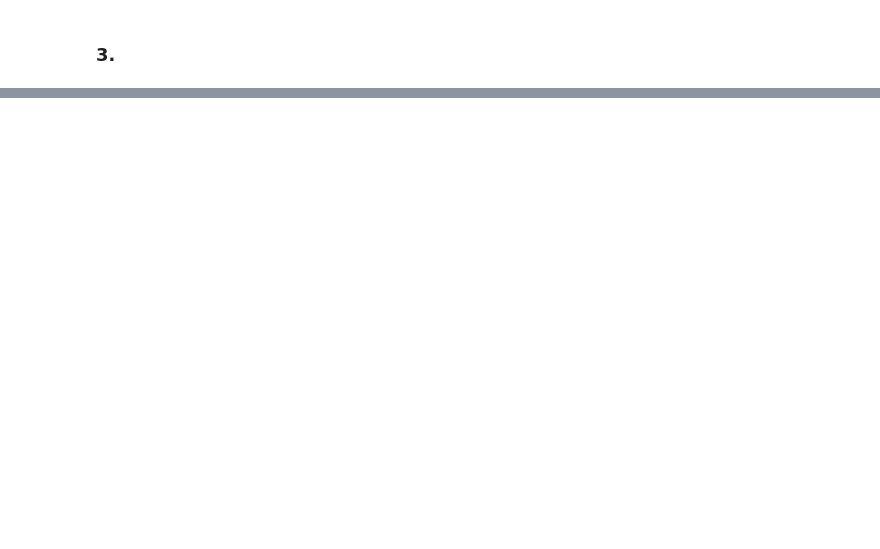
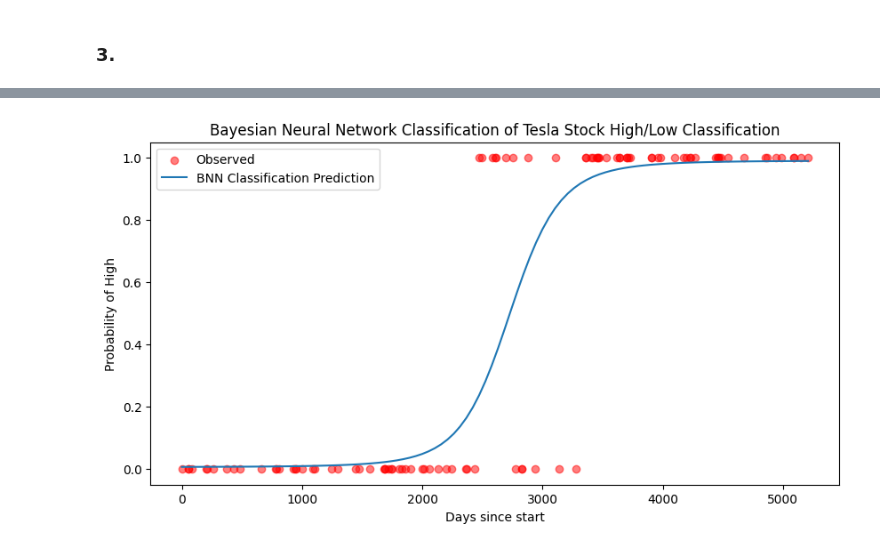
Before and after one commit to imSebin/Bayesian-Statistics-101, a Jupyter notebook: STA365HW9.ipynb, the cells around one changed output, grey strips where cells are left out. Cells and saved outputs as stored; diff of their text form; code cells hidden in the pictures; blank space fills up the shorter version.

```diff
--- a/STA365HW9.ipynb
+++ b/STA365HW9.ipynb
@@ -415,0 +119,15 @@ plt.show()
+# %%
+n_hidden = 10
+with pm.Model() as VI_BNN:
+    w_0 = pm.Normal("w_0", mu=0, sigma=1, shape=(1, n_hidden))
+    b_0 = pm.Normal("b_0", mu=0, sigma=1, shape=(n_hidden,))
+    w_1 = pm.Normal("w_1", mu=0, sigma=1, shape=(n_hidden, 1))
+    b_1 = pm.Normal("b_1", mu=0, sigma=1, shape=(1,))
+
+    act_1 = pm.math.tanh(pt.dot(X, w_0) + b_0)
+    act_out = pm.math.sigmoid(pt.dot(act_1, w_1) + b_1)
+
+    y_obs = pm.Bernoulli("y_obs", p=act_out.flatten(), observed=y)
+
+    approx = pm.fit(n=10000, method='advi', obj_optimizer=pm.adam(learning_rate=0.01))
+    idataBNN = approx.sample()
@@ -415,0 +137,22 @@ plt.show()
+# %%
+X_new = np.linspace(X.min(), X.max(), 100)[:, None]
+with VI_BNN:
+    w_0_mean = idataBNN.posterior["w_0"].mean(dim=("chain", "draw")).values
+    b_0_mean = idataBNN.posterior["b_0"].mean(dim=("chain", "draw")).values
+    w_1_mean = idataBNN.posterior["w_1"].mean(dim=("chain", "draw")).values.squeeze()
+    b_1_mean = idataBNN.posterior["b_1"].mean(dim=("chain", "draw")).values
+
+    act_1_pred = np.tanh(np.dot(X_new, w_0_mean) + b_0_mean)
+
+    f_pred = 1 / (1 + np.exp(-(np.dot(act_1_pred, w_1_mean) + b_1_mean)))
+
+plt.figure(figsize=(10, 5))
+plt.scatter(df2['Days'], df2['High_Low'], label="Observed", color="red", alpha=0.5)
+plt.plot(scaler_x.inverse_transform(X_new), f_pred, label="BNN Classification Prediction")
+plt.legend()
+plt.xlabel("Days since start")
+plt.ylabel("Probability of High")
+plt.title("Bayesian Neural Network Classification of Tesla Stock High/Low Classification")
+plt.show()
+# %% [output]
+[figure, added]
```
Also changed, not shown: parts of 53 cells of this notebook.
